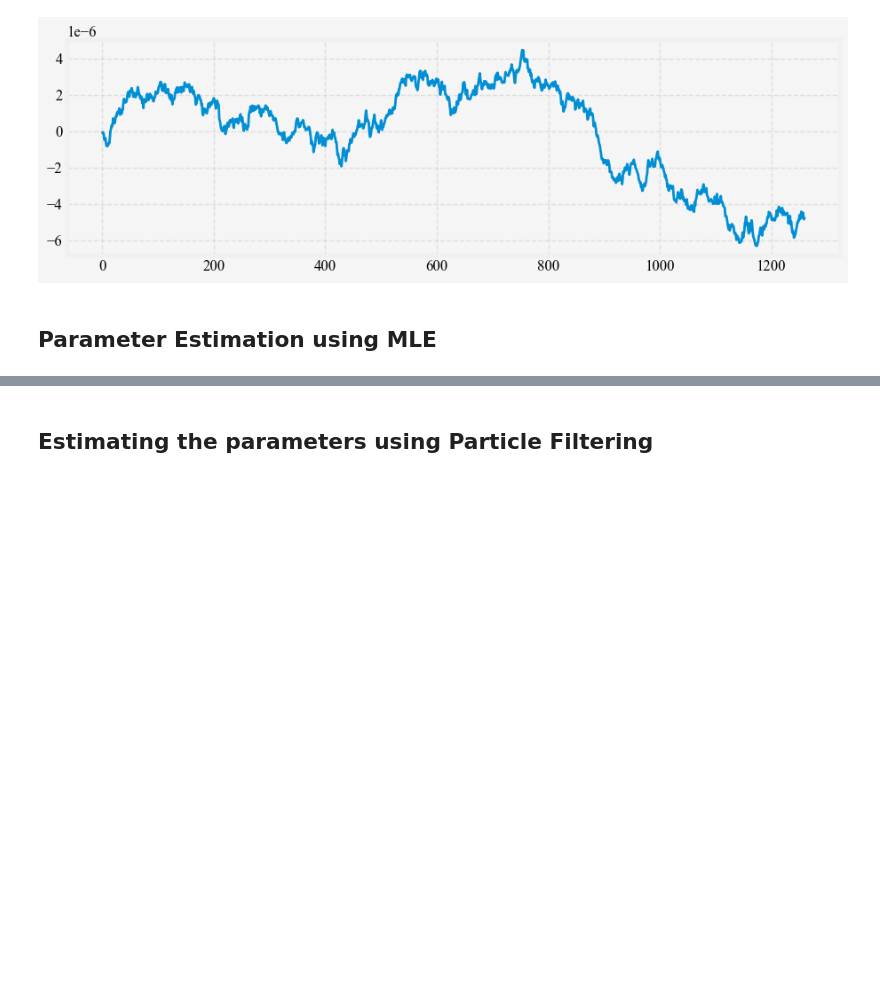
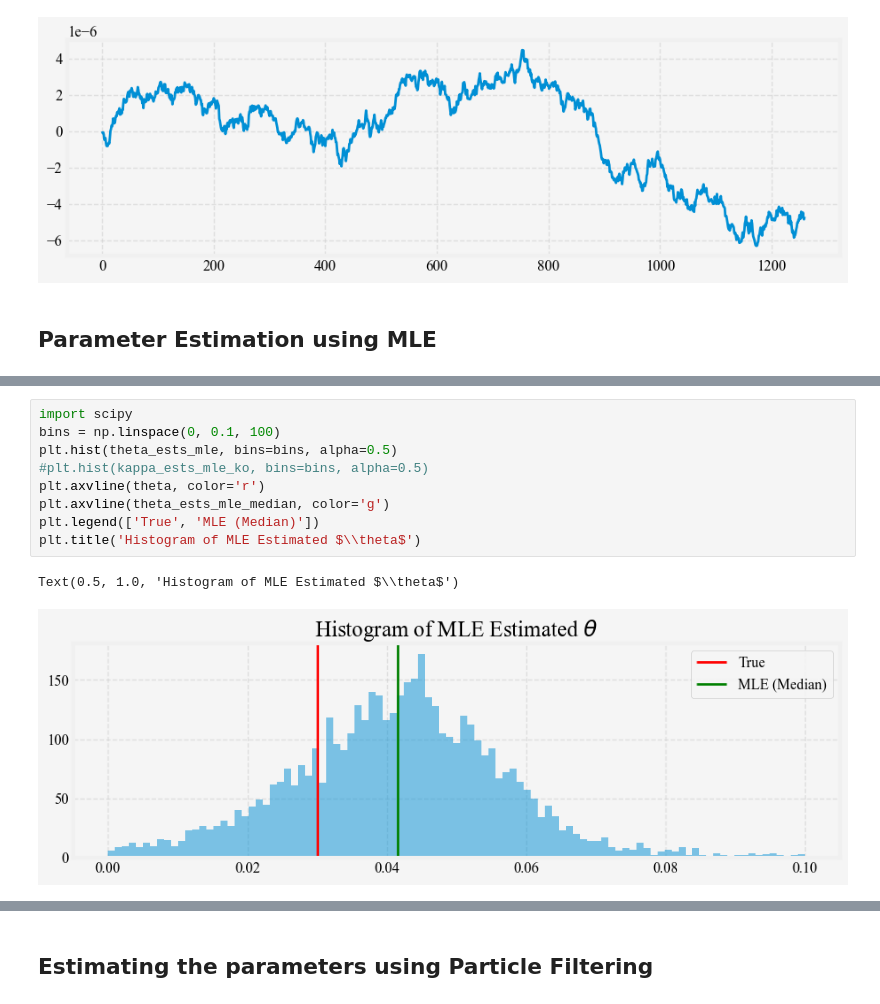
Before and after one commit to steveya/short-rate-models, a Jupyter notebook: notebook/vasicek_model.ipynb, the cells around one changed output, grey strips where cells are left out. Drawn from its saved outputs; the diff is of its cells as text; blank space fills up the shorter version.

```diff
--- a/notebook/vasicek_model.ipynb
+++ b/notebook/vasicek_model.ipynb
@@ -192,0 +266,12 @@ Ground truth: kappa=0.15, theta=0.03, sigma=0.01
+# %%
+import scipy
+bins = np.linspace(0, 0.1, 100)
+plt.hist(theta_ests_mle, bins=bins, alpha=0.5)
+#plt.hist(kappa_ests_mle_ko, bins=bins, alpha=0.5)
+plt.axvline(theta, color='r')
+plt.axvline(theta_ests_mle_median, color='g')
+plt.legend(['True', 'MLE (Median)'])
+plt.title('Histogram of MLE Estimated $\\theta$')
+# %% [output]
+Text(0.5, 1.0, 'Histogram of MLE Estimated $\\theta$')
+[figure, added]
```
Also changed, not shown: parts of 7 cells of this notebook.
